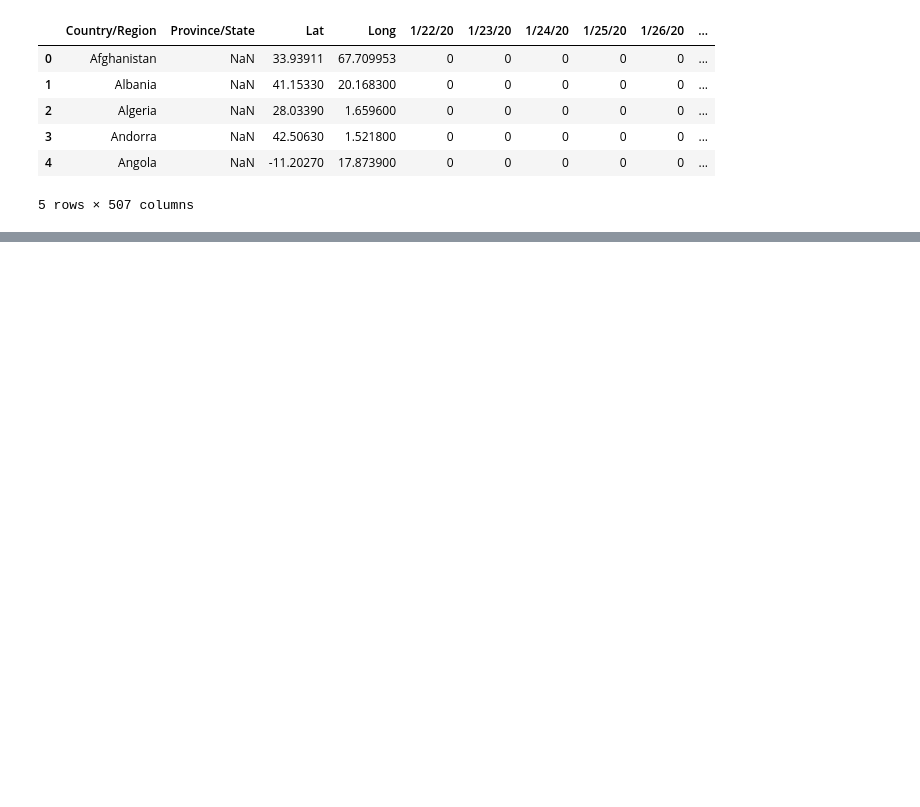
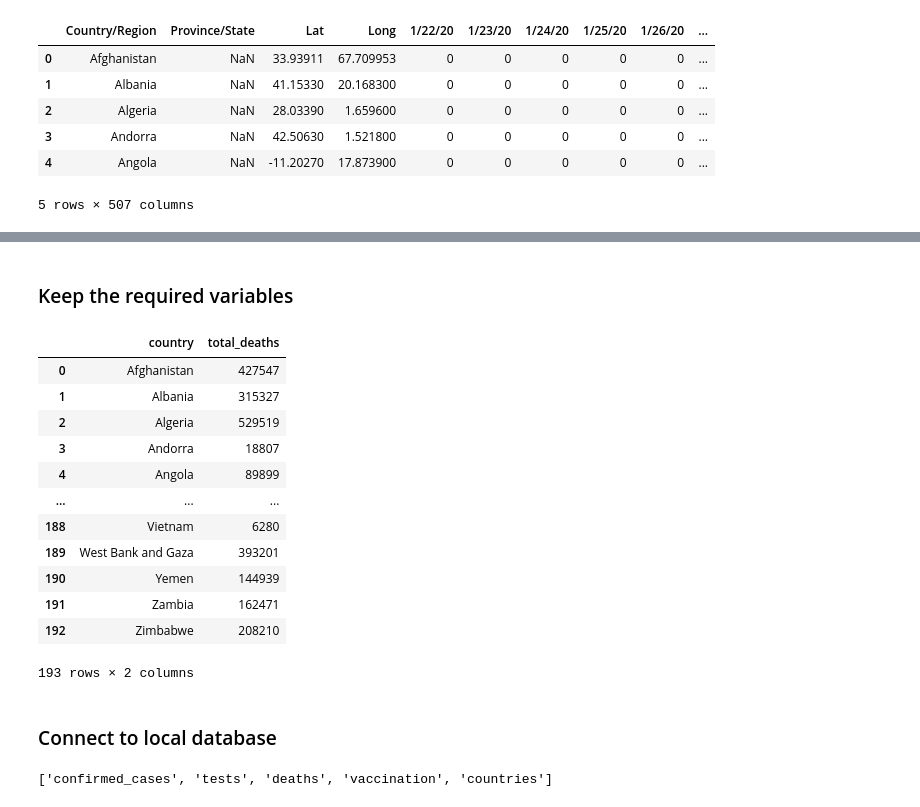
Before and after one commit to Sunny419-hub/ETL-Project, a Jupyter notebook: Global Deaths.ipynb, the cells around one changed output, grey strips where cells are left out. Cells and saved outputs as stored; diff of their text form; code cells hidden in the pictures; blank space fills up the shorter version.

```diff
--- a/Global Deaths.ipynb
+++ b/Global Deaths.ipynb
@@ -85,0 +93,23 @@ clean_deaths_df.loc[clean_deaths_df['Country/Region']=='Australia']
+# %% [markdown]
+### Keep the required variables
+# %%
+clean_deaths_df =  clean_deaths_df.groupby(["Country/Region"]).sum()
+clean_deaths_df.reset_index(inplace=True)
+clean_deaths_df.columns = ['country','total_deaths']
+clean_deaths_df
+# %% [output]
+|  | country | total_deaths |
+| 0 | Afghanistan | 427547 |
+| 1 | Albania | 315327 |
+| 2 | Algeria | 529519 |
+| 3 | Andorra | 18807 |
+| 4 | Angola | 89899 |
+| ... | ... | ... |
+| 188 | Vietnam | 6280 |
+| 189 | West Bank and Gaza | 393201 |
+| 190 | Yemen | 144939 |
+| 191 | Zambia | 162471 |
+| 192 | Zimbabwe | 208210 |
+193 rows × 2 columns
+# %% [markdown]
+### Connect to local database
@@ -85,0 +120,4 @@ clean_deaths_df.loc[clean_deaths_df['Country/Region']=='Australia']
+# %%
+engine.table_names()
+# %% [output]
+['confirmed_cases', 'tests', 'deaths', 'vaccination', 'countries']
```
Also changed, not shown: parts of 11 cells of this notebook.
